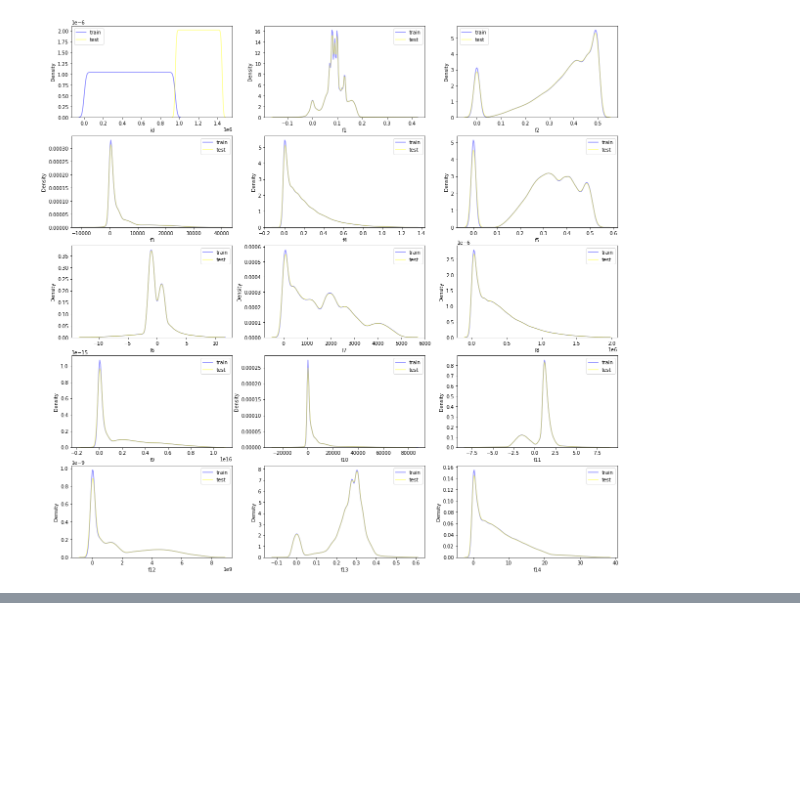
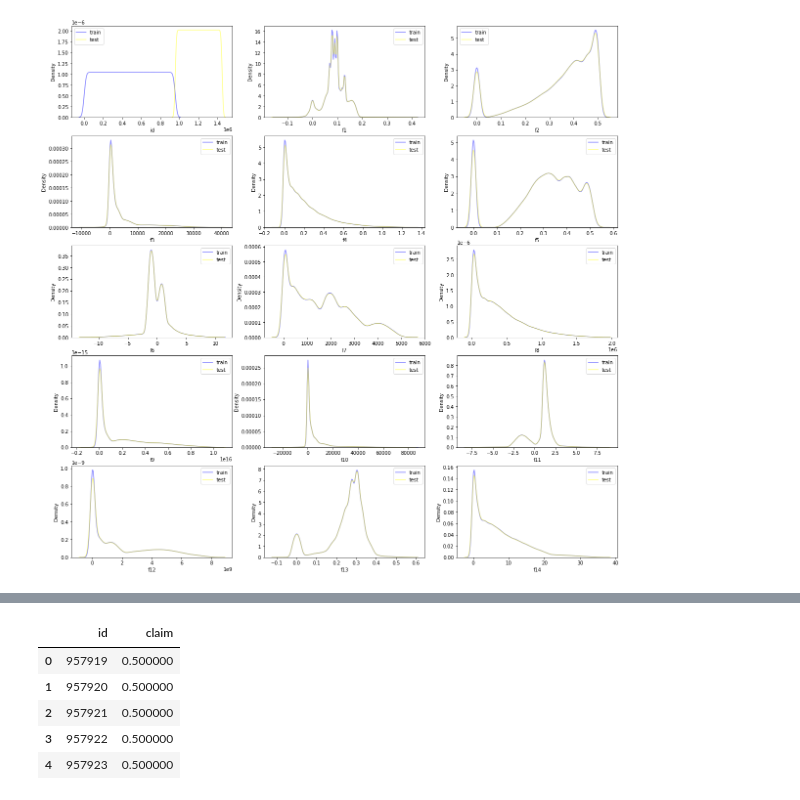
Before and after one commit to kenichiluna0627/tabular-playground-sep-2021, a Jupyter notebook: TPS_sep2021_ver2.ipynb, the cells around one changed output, grey strips where cells are left out. Drawn from its saved outputs; the diff is of its cells as text; code cells hidden in the pictures; blank space fills up the shorter version.

```diff
--- a/TPS_sep2021_ver2.ipynb
+++ b/TPS_sep2021_ver2.ipynb
@@ -212,0 +214,9 @@ X_test.head()
+# %%
+submission.head()
+# %% [output]
+|  | id | claim |
+| 0 | 957919 | 0.500000 |
+| 1 | 957920 | 0.500000 |
+| 2 | 957921 | 0.500000 |
+| 3 | 957922 | 0.500000 |
+| 4 | 957923 | 0.500000 |
```
Also changed, not shown: parts of 19 cells of this notebook, 1 other file.
